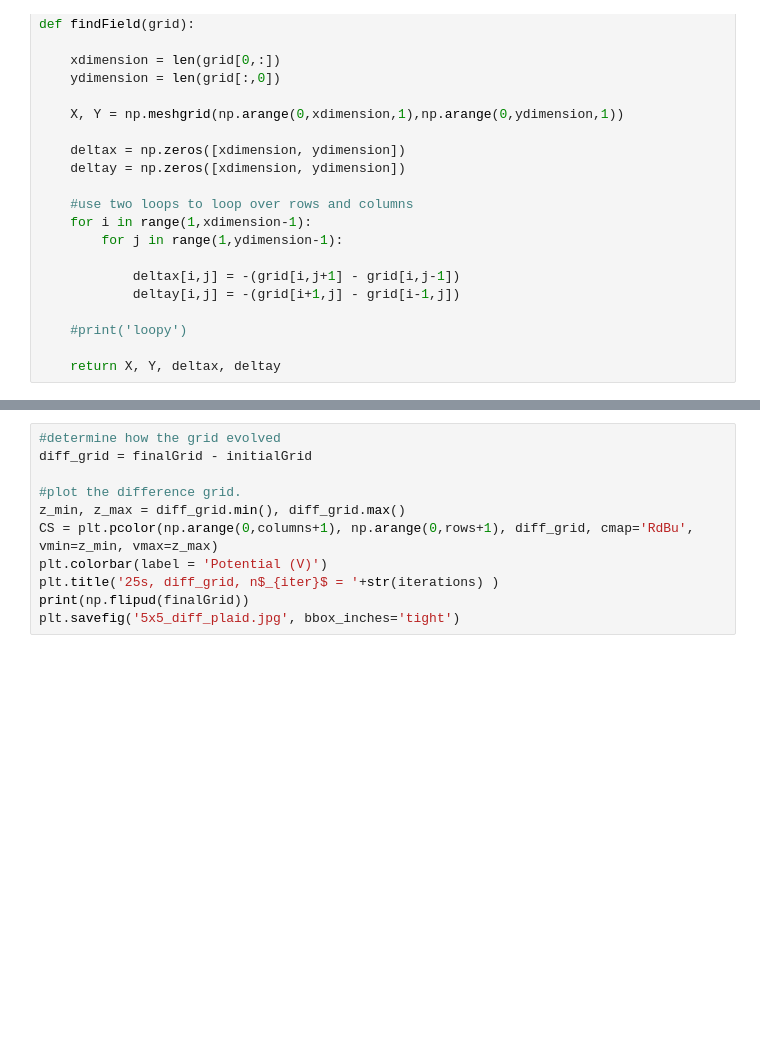
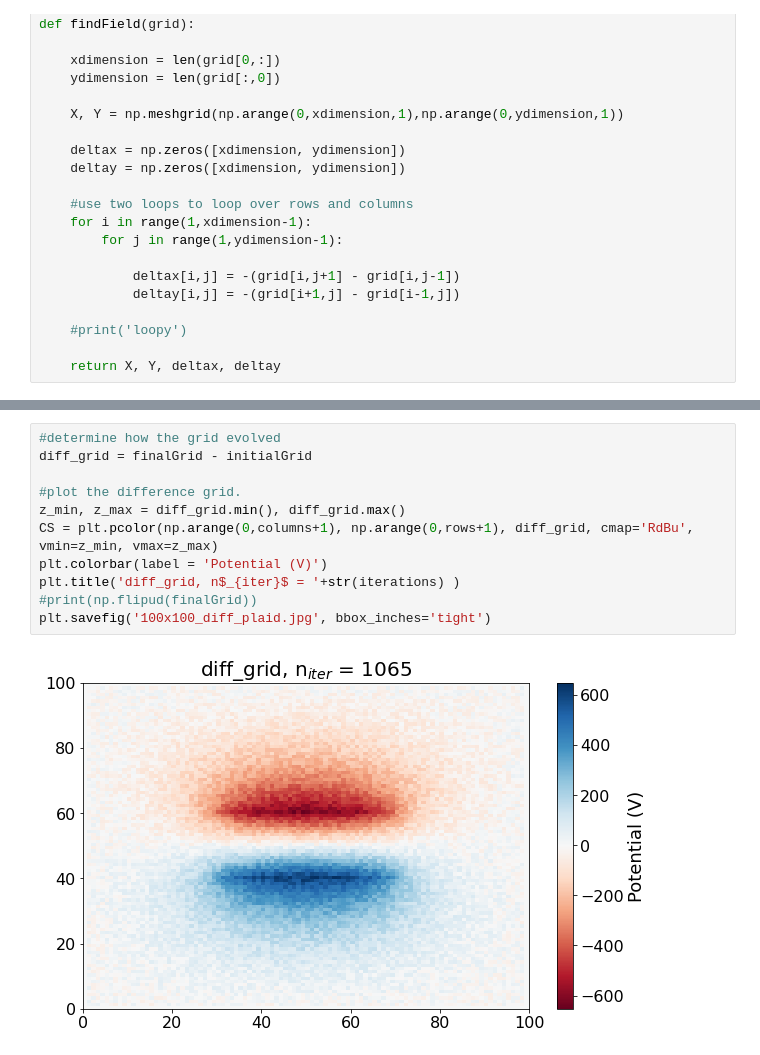
Before and after one commit to PHYS486-S22/PHYS486-S22, a Jupyter notebook: SampleNotebooks/ProjectTwo_Relaxation.ipynb, the cells around one changed output, grey strips where cells are left out. Saved outputs shown, nothing was run; the diff lists cells and outputs as text; blank space fills up the shorter version.

```diff
--- a/SampleNotebooks/ProjectTwo_Relaxation.ipynb
+++ b/SampleNotebooks/ProjectTwo_Relaxation.ipynb
@@ -206,11 +237,13 @@ plt.savefig('200x200_final_grid_withField.jpg', bbox_inches='tight')
 # %%
 #determine how the grid evolved
 diff_grid = finalGrid - initialGrid
 
 #plot the difference grid.
 z_min, z_max = diff_grid.min(), diff_grid.max()
 CS = plt.pcolor(np.arange(0,columns+1), np.arange(0,rows+1), diff_grid, cmap='RdBu', vmin=z_min, vmax=z_max)
 plt.colorbar(label = 'Potential (V)')
-plt.title('25s, diff_grid, n$_{iter}$ = '+str(iterations) )
-print(np.flipud(finalGrid))
-plt.savefig('5x5_diff_plaid.jpg', bbox_inches='tight')
+plt.title('diff_grid, n$_{iter}$ = '+str(iterations) )
+#print(np.flipud(finalGrid))
+plt.savefig('100x100_diff_plaid.jpg', bbox_inches='tight')
+# %% [output]
+[figure, added]
```
Also changed, not shown: parts of 15 cells of this notebook.
